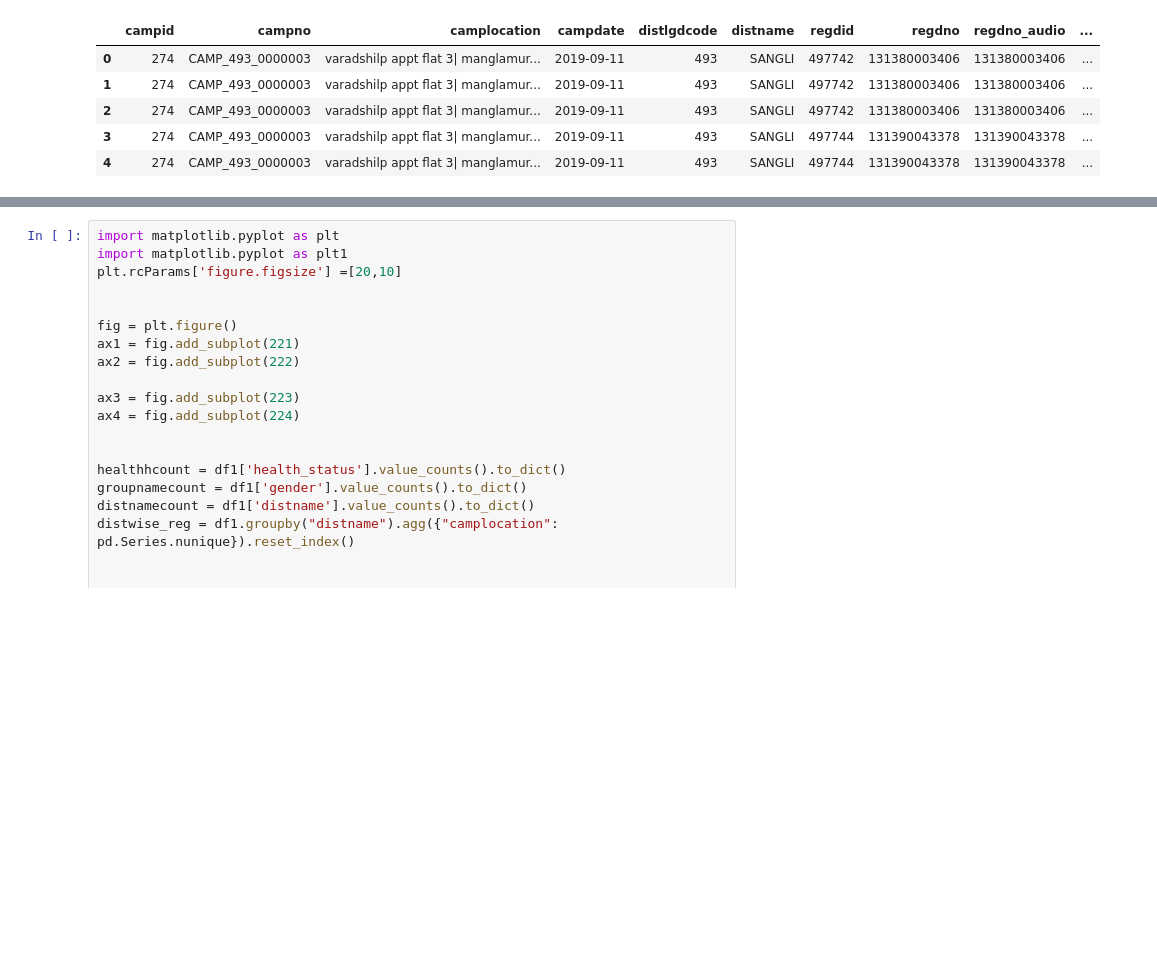
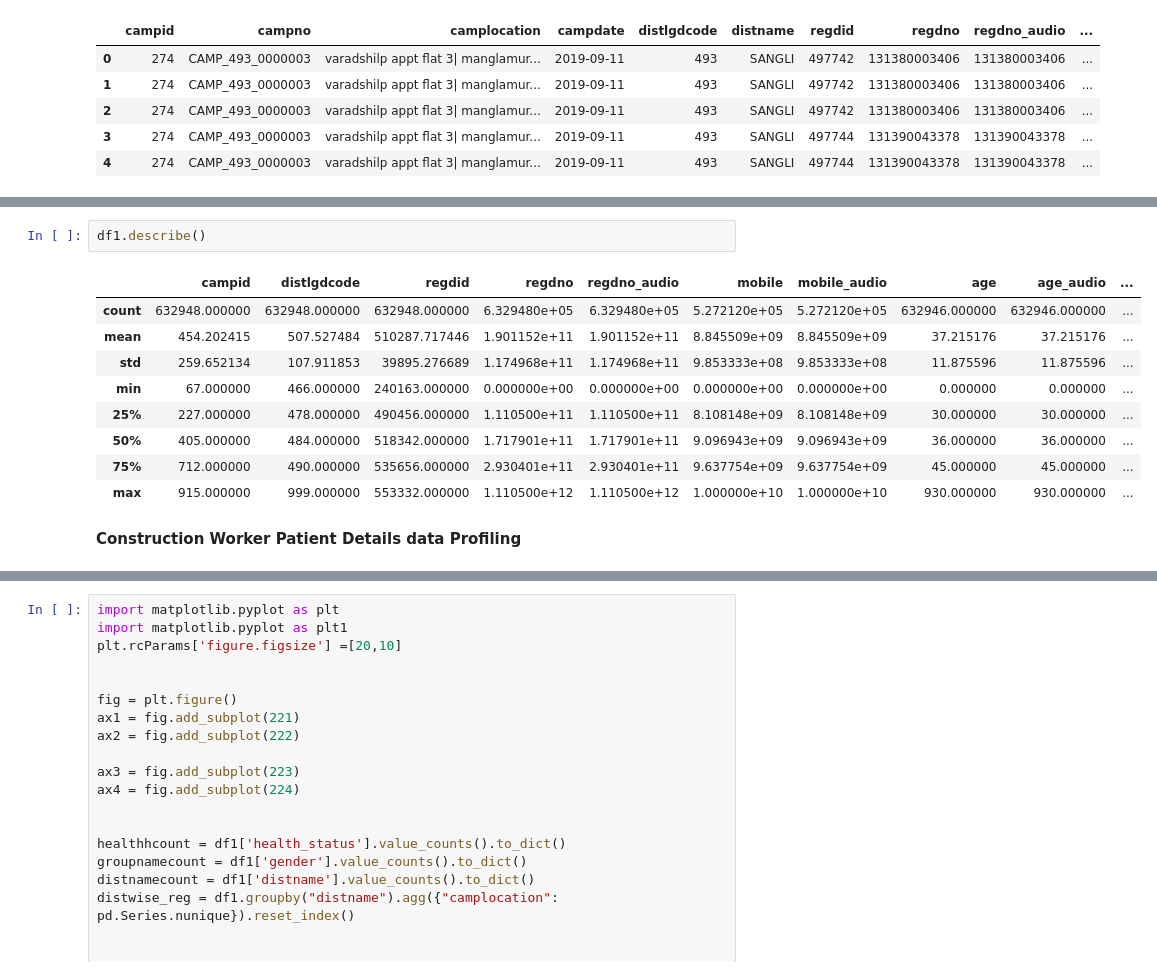
Before and after one commit to dharmendra-chouhan/s2datascience, a Jupyter notebook: Extracted_Construction_Worker_Patient_Details_Files.ipynb, the cells around one changed output, grey strips where cells are left out. Drawn from its saved outputs; the diff is of its cells as text; blank space fills up the shorter version.

```diff
--- a/Extracted_Construction_Worker_Patient_Details_Files.ipynb
+++ b/Extracted_Construction_Worker_Patient_Details_Files.ipynb
@@ -79,0 +119,14 @@ df1.head(5)
+# %%
+df1.describe()
+# %% [output]
+|  | campid | distlgdcode | regdid | regdno | regdno_audio | mobile | mobile_audio | age | age_audio | ... |
+| count | 632948.000000 | 632948.000000 | 632948.000000 | 6.329480e+05 | 6.329480e+05 | 5.272120e+05 | 5.272120e+05 | 632946.000000 | 632946.000000 | ... |
+| mean | 454.202415 | 507.527484 | 510287.717446 | 1.901152e+11 | 1.901152e+11 | 8.845509e+09 | 8.845509e+09 | 37.215176 | 37.215176 | ... |
+| std | 259.652134 | 107.911853 | 39895.276689 | 1.174968e+11 | 1.174968e+11 | 9.853333e+08 | 9.853333e+08 | 11.875596 | 11.875596 | ... |
+| min | 67.000000 | 466.000000 | 240163.000000 | 0.000000e+00 | 0.000000e+00 | 0.000000e+00 | 0.000000e+00 | 0.000000 | 0.000000 | ... |
+| 25% | 227.000000 | 478.000000 | 490456.000000 | 1.110500e+11 | 1.110500e+11 | 8.108148e+09 | 8.108148e+09 | 30.000000 | 30.000000 | ... |
+| 50% | 405.000000 | 484.000000 | 518342.000000 | 1.717901e+11 | 1.717901e+11 | 9.096943e+09 | 9.096943e+09 | 36.000000 | 36.000000 | ... |
+| 75% | 712.000000 | 490.000000 | 535656.000000 | 2.930401e+11 | 2.930401e+11 | 9.637754e+09 | 9.637754e+09 | 45.000000 | 45.000000 | ... |
+| max | 915.000000 | 999.000000 | 553332.000000 | 1.110500e+12 | 1.110500e+12 | 1.000000e+10 | 1.000000e+10 | 930.000000 | 930.000000 | ... |
+# %% [markdown]
+**Construction Worker Patient Details data Profiling**
```
Also changed, not shown: parts of 36 cells of this notebook.
